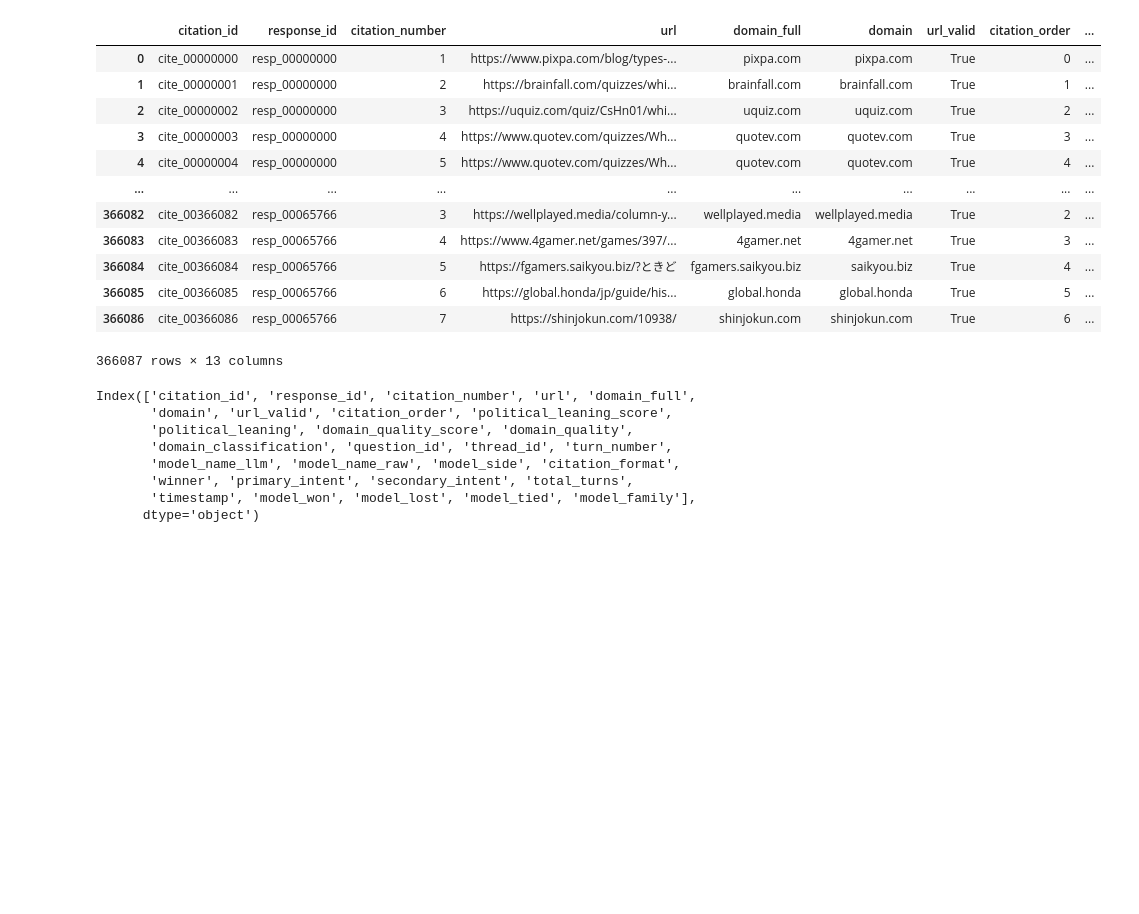
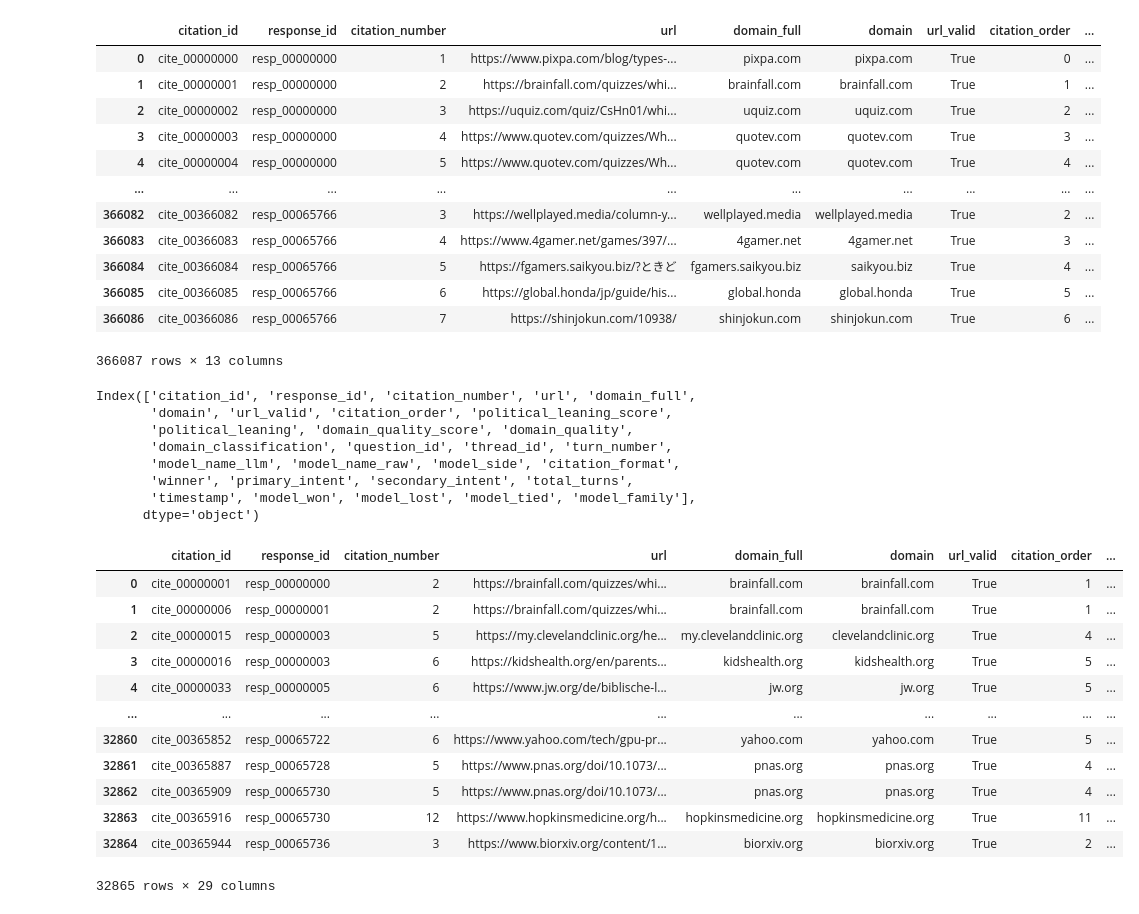
Before and after one commit to yang3kc/ai_search_arena, a Jupyter notebook: notebooks/paper_numbers.ipynb, the cells around one changed output. Saved outputs shown, nothing was run; the diff lists cells and outputs as text; code cells hidden in the pictures; blank space fills up the shorter version.

```diff
--- a/notebooks/paper_numbers.ipynb
+++ b/notebooks/paper_numbers.ipynb
@@ -66,3 +66,19 @@ Index(['citation_id', 'response_id', 'citation_number', 'url', 'domain_full',
        'winner', 'primary_intent', 'secondary_intent', 'total_turns',
        'timestamp', 'model_won', 'model_lost', 'model_tied', 'model_family'],
       dtype='object')
+# %%
+news_citations
+# %% [output]
+|  | citation_id | response_id | citation_number | url | domain_full | domain | url_valid | citation_order | ... |
+| 0 | cite_00000001 | resp_00000000 | 2 | https://brainfall.com/quizzes/whi... | brainfall.com | brainfall.com | True | 1 | ... |
+| 1 | cite_00000006 | resp_00000001 | 2 | https://brainfall.com/quizzes/whi... | brainfall.com | brainfall.com | True | 1 | ... |
+| 2 | cite_00000015 | resp_00000003 | 5 | https://my.clevelandclinic.org/he... | my.clevelandclinic.org | clevelandclinic.org | True | 4 | ... |
+| 3 | cite_00000016 | resp_00000003 | 6 | https://kidshealth.org/en/parents... | kidshealth.org | kidshealth.org | True | 5 | ... |
+| 4 | cite_00000033 | resp_00000005 | 6 | https://www.jw.org/de/biblische-l... | jw.org | jw.org | True | 5 | ... |
+| ... | ... | ... | ... | ... | ... | ... | ... | ... | ... |
+| 32860 | cite_00365852 | resp_00065722 | 6 | https://www.yahoo.com/tech/gpu-pr... | yahoo.com | yahoo.com | True | 5 | ... |
+| 32861 | cite_00365887 | resp_00065728 | 5 | https://www.pnas.org/doi/10.1073/... | pnas.org | pnas.org | True | 4 | ... |
+| 32862 | cite_00365909 | resp_00065730 | 5 | https://www.pnas.org/doi/10.1073/... | pnas.org | pnas.org | True | 4 | ... |
+| 32863 | cite_00365916 | resp_00065730 | 12 | https://www.hopkinsmedicine.org/h... | hopkinsmedicine.org | hopkinsmedicine.org | True | 11 | ... |
+| 32864 | cite_00365944 | resp_00065736 | 3 | https://www.biorxiv.org/content/1... | biorxiv.org | biorxiv.org | True | 2 | ... |
+32865 rows × 29 columns
```
Also changed, not shown: 3 other files.
